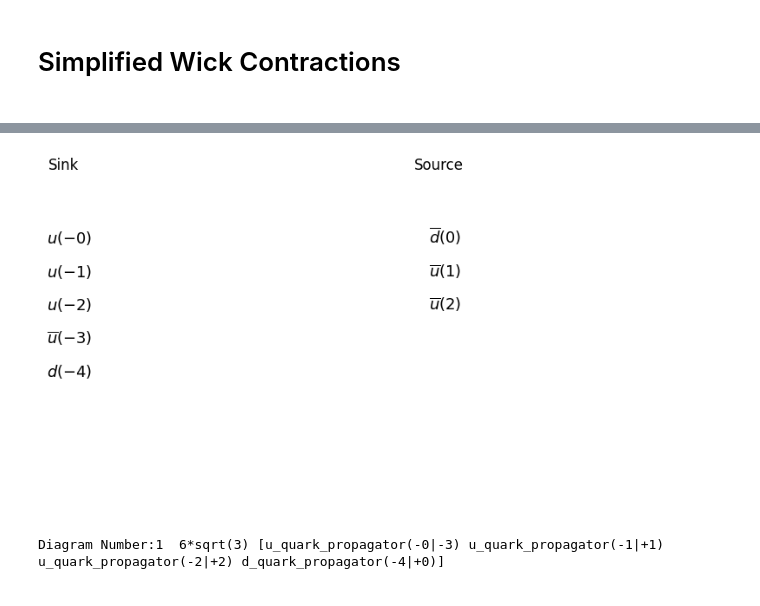
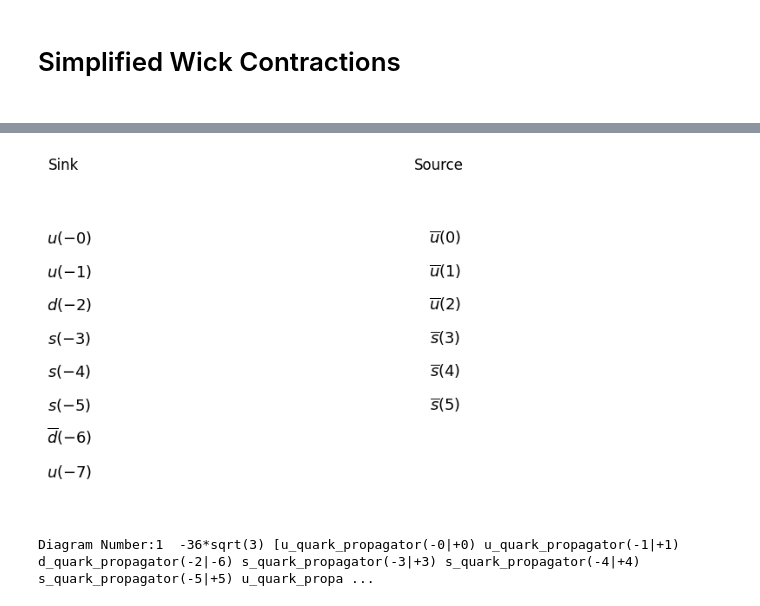
Before and after one commit to Herzallah15/Simplified-Wick-Contractions, a Jupyter notebook: Wick-Contractions.ipynb, the cells around one changed output, grey strips where cells are left out. Saved outputs shown, nothing was run; the diff lists cells and outputs as text; code cells hidden in the pictures.

Commit message:
Simplifications are done for the paris in Nucleons, Delta, Omega, Sigma

```diff
--- a/Wick-Contractions.ipynb
+++ b/Wick-Contractions.ipynb
@@ -746,12 +689,10 @@ def Correlator_J_S(senken0, quelle0):
 # %%
-senken0 = [Deltapp, Pim]
-quelle0 = [DeltapB]
+senken0 = [Deltap, Omegam, Pip]
+quelle0 = [DeltappB, OmegamB]
 resultx = Correlator_J_S(senken0, quelle0)
-#for x in resultx:
-#    print(x)
 for i, x in enumerate(resultx):
     print(f"Diagram Number:{i + 1} ", x[0], x[1])
 # %% [output]
-[figure, old version]
+[figure, new version]
-Diagram Number:1  6*sqrt(3) [u_quark_propagator(-0|-3) u_quark_propagator(-1|+1) u_quark_propagator(-2|+2) d_quark_propagator(-4|+0)]
+Diagram Number:1  -36*sqrt(3) [u_quark_propagator(-0|+0) u_quark_propagator(-1|+1) d_quark_propagator(-2|-6) s_quark_propagator(-3|+3) s_quark_propagator(-4|+4) s_quark_propagator(-5|+5) u_quark_propa ...
 # %%
```
Also changed, not shown: parts of 7 cells of this notebook.
